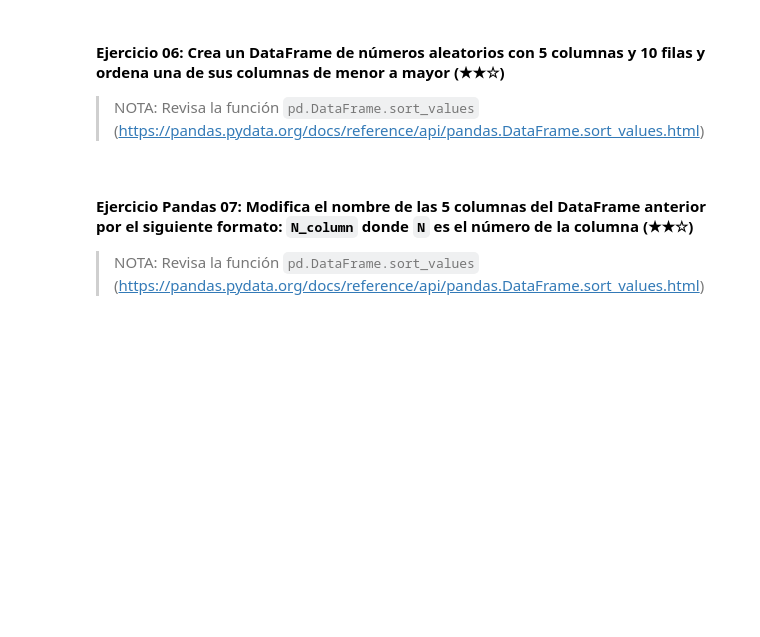
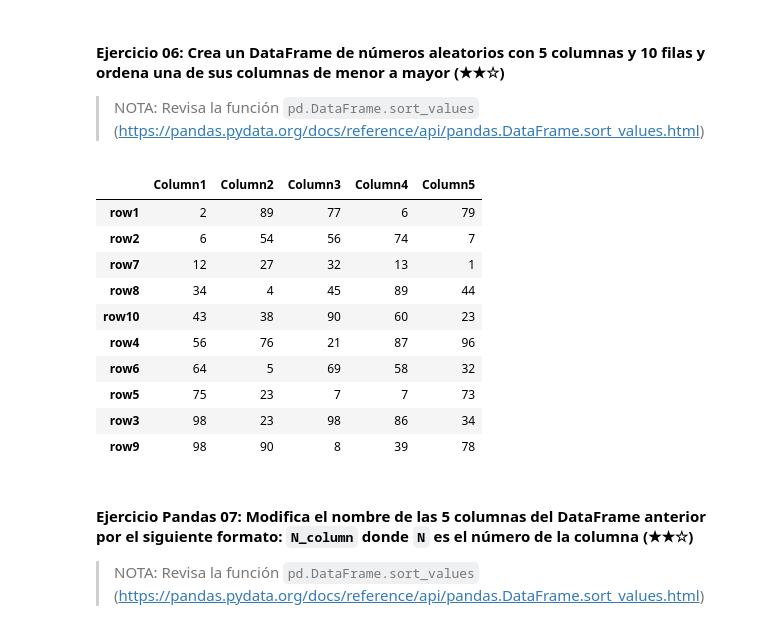
Before and after one commit to JCSB247/4GeeksAcademy, a Jupyter notebook: 03-pandas/03.1-Intro-To-Pandas.es.ipynb, the cells around one changed output. Saved outputs shown, nothing was run; the diff lists cells and outputs as text; code cells hidden in the pictures; blank space fills up the shorter version.

```diff
--- a/03-pandas/03.1-Intro-To-Pandas.es.ipynb
+++ b/03-pandas/03.1-Intro-To-Pandas.es.ipynb
@@ -331,6 +438,28 @@ En el siguiente enlace puedes conseguir las [soluciones a los ejercicios de pand
 #### Ejercicio 06: Crea un DataFrame de números aleatorios con 5 columnas y 10 filas y ordena una de sus columnas de menor a mayor (★★☆)
 
 > NOTA: Revisa la función `pd.DataFrame.sort_values` (https://pandas.pydata.org/docs/reference/api/pandas.DataFrame.sort_values.html)
+# %%
+d3 = pd.DataFrame({
+    "Column1":[2, 6, 98, 56, 75, 64, 12, 34, 98, 43],
+    "Column2":[89, 54, 23, 76, 23, 5, 27, 4, 90, 38],
+    "Column3":[77, 56, 98, 21, 7, 69, 32, 45, 8, 90],
+    "Column4":[6, 74, 86, 87, 7, 58, 13, 89, 39, 60],
+    "Column5":[79, 7, 34, 96, 73, 32, 1, 44, 78, 23],
+        }, index = ["row1", "row2","row3", "row4", "row5", "row6", "row7", "row8", "row9", "row10"])
+d3.sort_values(by="Column1", ascending=True, inplace=True)
+d3
+# %% [output]
+|  | Column1 | Column2 | Column3 | Column4 | Column5 |
+| row1 | 2 | 89 | 77 | 6 | 79 |
+| row2 | 6 | 54 | 56 | 74 | 7 |
+| row7 | 12 | 27 | 32 | 13 | 1 |
+| row8 | 34 | 4 | 45 | 89 | 44 |
+| row10 | 43 | 38 | 90 | 60 | 23 |
+| row4 | 56 | 76 | 21 | 87 | 96 |
+| row6 | 64 | 5 | 69 | 58 | 32 |
+| row5 | 75 | 23 | 7 | 7 | 73 |
+| row3 | 98 | 23 | 98 | 86 | 34 |
+| row9 | 98 | 90 | 8 | 39 | 78 |
 # %% [markdown]
 #### Ejercicio Pandas 07: Modifica el nombre de las 5 columnas del DataFrame anterior por el siguiente formato: `N_column` donde `N` es el número de la columna (★★☆)
 
```
Also changed, not shown: parts of 14 cells of this notebook.
